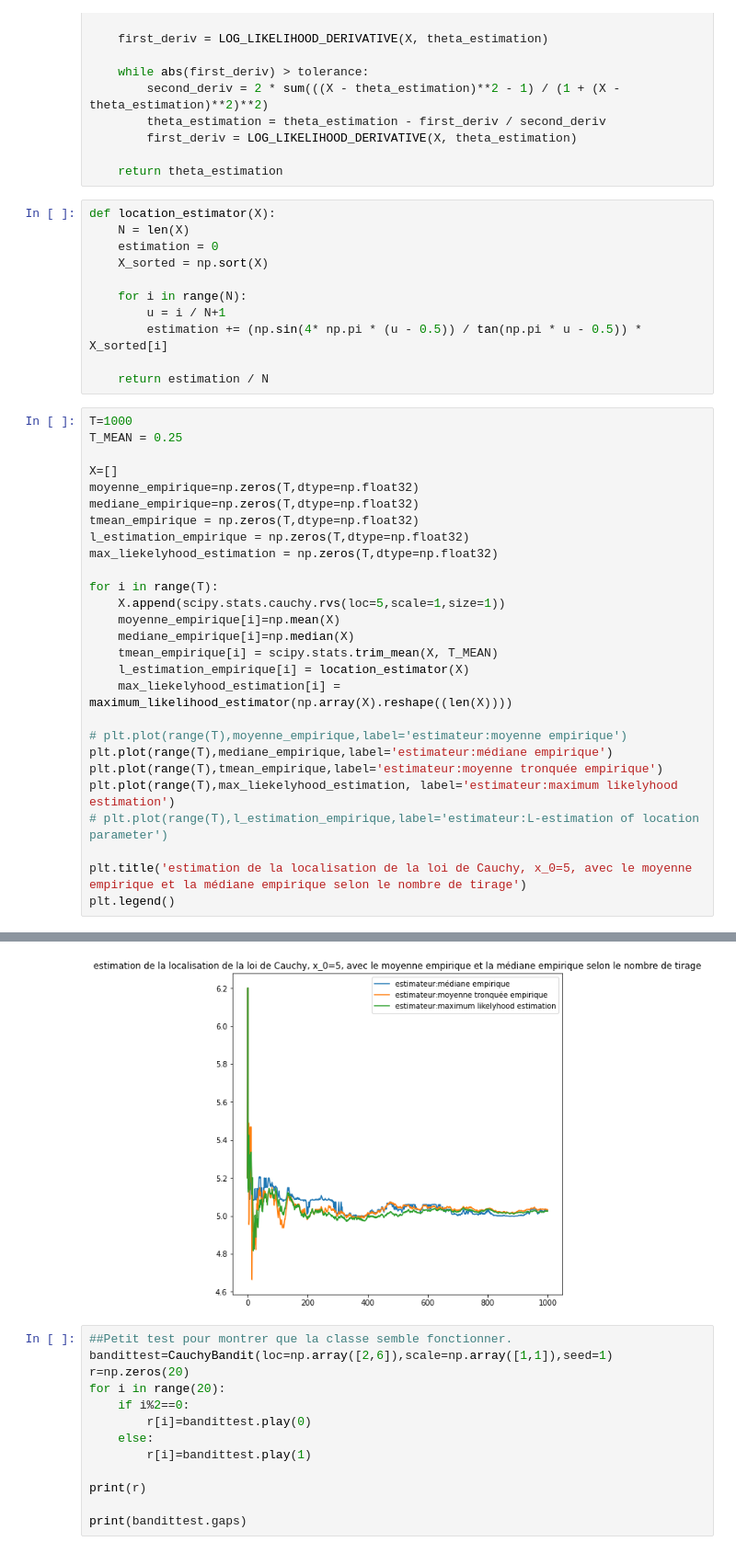
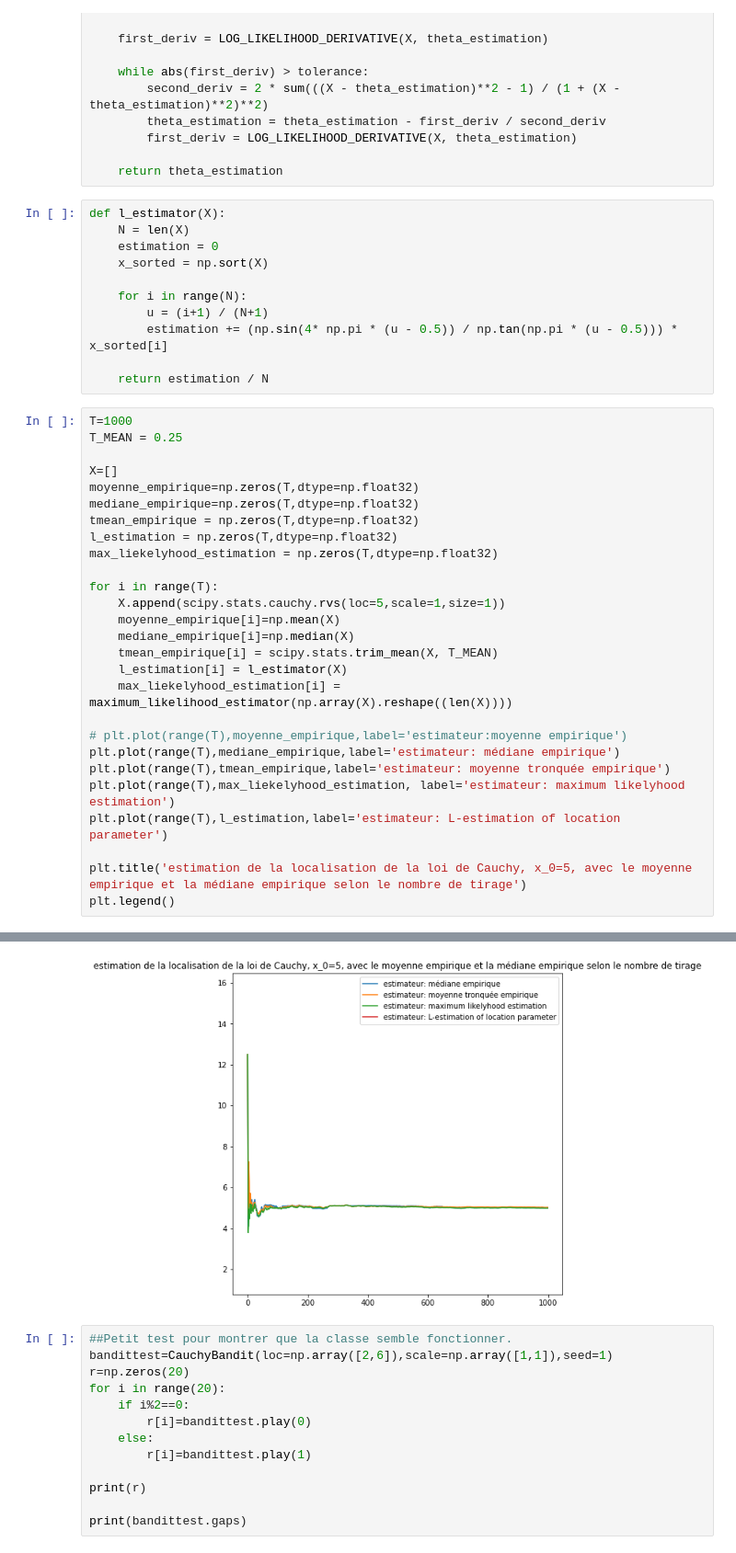
Before and after one commit to vincentmasse/IFT-7201, a Jupyter notebook: Projet/Tests d'exploration.ipynb, the cells around one changed output, grey strips where cells are left out. Shown at 92% size. Cells and saved outputs as stored; diff of their text form.

Commit message:
add: test estimators

```diff
--- a/Projet/Tests d'exploration.ipynb
+++ b/Projet/Tests d'exploration.ipynb
@@ -64,46 +64,46 @@ def maximum_likelihood_estimator(X, tolerance=0.001):
 
     return theta_estimation
 # %%
-def location_estimator(X):
+def l_estimator(X):
     N = len(X)
     estimation = 0
-    X_sorted = np.sort(X)
+    x_sorted = np.sort(X)
 
     for i in range(N):
-        u = i / N+1
-        estimation += (np.sin(4* np.pi * (u - 0.5)) / tan(np.pi * u - 0.5)) * X_sorted[i]
+        u = (i+1) / (N+1)
+        estimation += (np.sin(4* np.pi * (u - 0.5)) / np.tan(np.pi * (u - 0.5))) * x_sorted[i]
 
     return estimation / N
 # %%
 T=1000
 T_MEAN = 0.25
 
 X=[]
 moyenne_empirique=np.zeros(T,dtype=np.float32)
 mediane_empirique=np.zeros(T,dtype=np.float32)
 tmean_empirique = np.zeros(T,dtype=np.float32)
-l_estimation_empirique = np.zeros(T,dtype=np.float32)
+l_estimation = np.zeros(T,dtype=np.float32)
 max_liekelyhood_estimation = np.zeros(T,dtype=np.float32)
 
 for i in range(T):
     X.append(scipy.stats.cauchy.rvs(loc=5,scale=1,size=1))
     moyenne_empirique[i]=np.mean(X)
     mediane_empirique[i]=np.median(X)
     tmean_empirique[i] = scipy.stats.trim_mean(X, T_MEAN)
-    l_estimation_empirique[i] = location_estimator(X)
+    l_estimation[i] = l_estimator(X)
     max_liekelyhood_estimation[i] = maximum_likelihood_estimator(np.array(X).reshape((len(X))))
 
 # plt.plot(range(T),moyenne_empirique,label='estimateur:moyenne empirique')
-plt.plot(range(T),mediane_empirique,label='estimateur:médiane empirique')
-plt.plot(range(T),tmean_empirique,label='estimateur:moyenne tronquée empirique')
-plt.plot(range(T),max_liekelyhood_estimation, label='estimateur:maximum likelyhood estimation')
-# plt.plot(range(T),l_estimation_empirique,label='estimateur:L-estimation of location parameter')
+plt.plot(range(T),mediane_empirique,label='estimateur: médiane empirique')
+plt.plot(range(T),tmean_empirique,label='estimateur: moyenne tronquée empirique')
+plt.plot(range(T),max_liekelyhood_estimation, label='estimateur: maximum likelyhood estimation')
+plt.plot(range(T),l_estimation,label='estimateur: L-estimation of location parameter')
 
 plt.title('estimation de la localisation de la loi de Cauchy, x_0=5, avec le moyenne empirique et la médiane empirique selon le nombre de tirage')
 plt.legend()
 # %% [output]
 <matplotlib.legend.Legend at 0x...>
-[figure, old version]
+[figure, new version]
 # %%
 ##Petit test pour montrer que la classe semble fonctionner.
 bandittest=CauchyBandit(loc=np.array([2,6]),scale=np.array([1,1]),seed=1)
```
Also changed, not shown: 3 other files.
